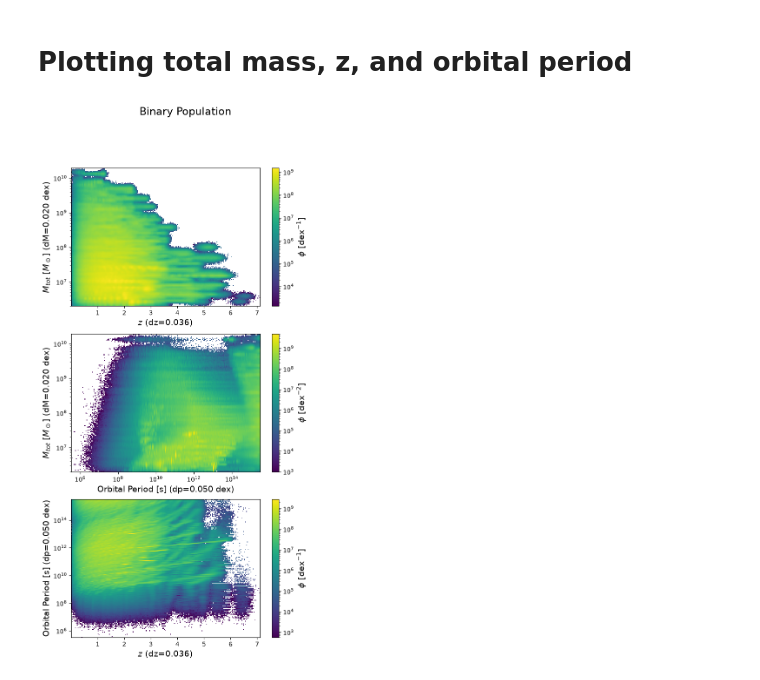
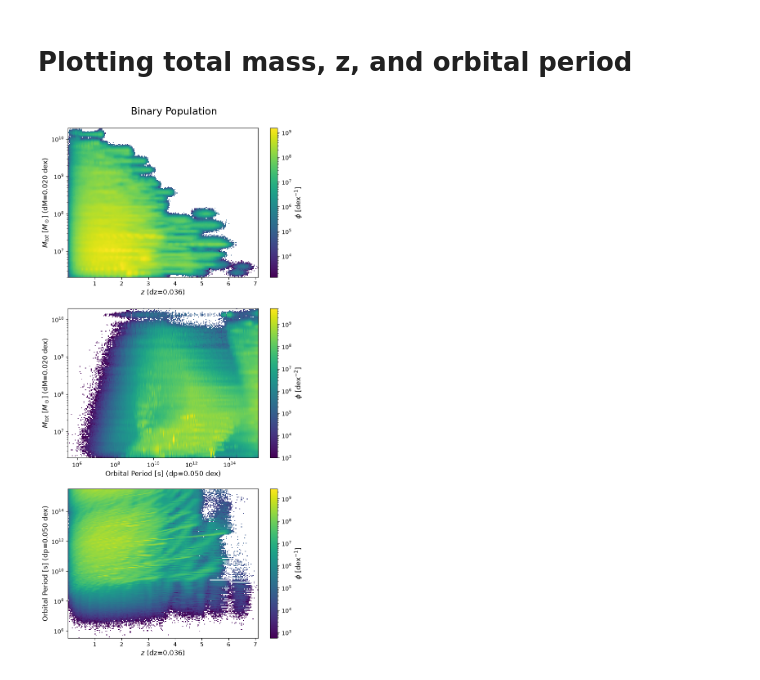
Before and after one commit to jparas-3/smbhb-project, a Jupyter notebook: binary_population/binary_population.ipynb, the cells around one changed output. Drawn from its saved outputs; the diff is of its cells as text; code cells hidden in the pictures.

```diff
--- a/binary_population/binary_population.ipynb
+++ b/binary_population/binary_population.ipynb
@@ -6,7 +6,7 @@ import numpy as np
 
 %matplotlib inline
 # %%
-rcParams['axes.labelsize'] = 14
+rcParams['axes.labelsize'] = 12
 rcParams['figure.titlesize'] = 'xx-large'
 # %% [markdown]
 # Data from https://zenodo.org/records/4068485
@@ -126,20 +126,21 @@ def make_hist(fig, ax, x, y, bins=200, xlogscale=False, ylogscale=False, clabel=
 # %%
 fig, ax = plt.subplots(3, 1, figsize=(7,14))
 
 fig.suptitle('Binary Population')
 
 dz, dM = make_hist(fig, ax[0], redz, mtot, ylogscale=True, clabel=r'$\phi$ [dex$^{-1}$]')
 ax[0].set_xlabel(rf'$z$ ({dz=:.3f})')
 ax[0].set_ylabel(rf'$M_{{tot}}$ $[M_\odot$] ({dM=:.3f} dex)')
 
 dp, _ = make_hist(fig, ax[1], pobs, mtot, xlogscale=True, ylogscale=True, clabel=r'$\phi$ [dex$^{-2}$]')
 ax[1].set_xlabel(rf'Orbital Period [s] ({dp=:.3f} dex)')
 ax[1].set_ylabel(rf'$M_{{tot}}$ $[M_\odot$] ({dM=:.3f} dex)')
 
 _ = make_hist(fig, ax[2], redz, pobs, ylogscale=True, clabel=r'$\phi$ [dex$^{-1}$]')
 ax[2].set_xlabel(rf'$z$ ({dz=:.3f})')
 ax[2].set_ylabel(rf'Orbital Period [s] ({dp=:.3f} dex)')
 
+fig.tight_layout(pad=2)
 plt.show()
 # %% [output]
-[figure, old version]
+[figure, new version]
```
